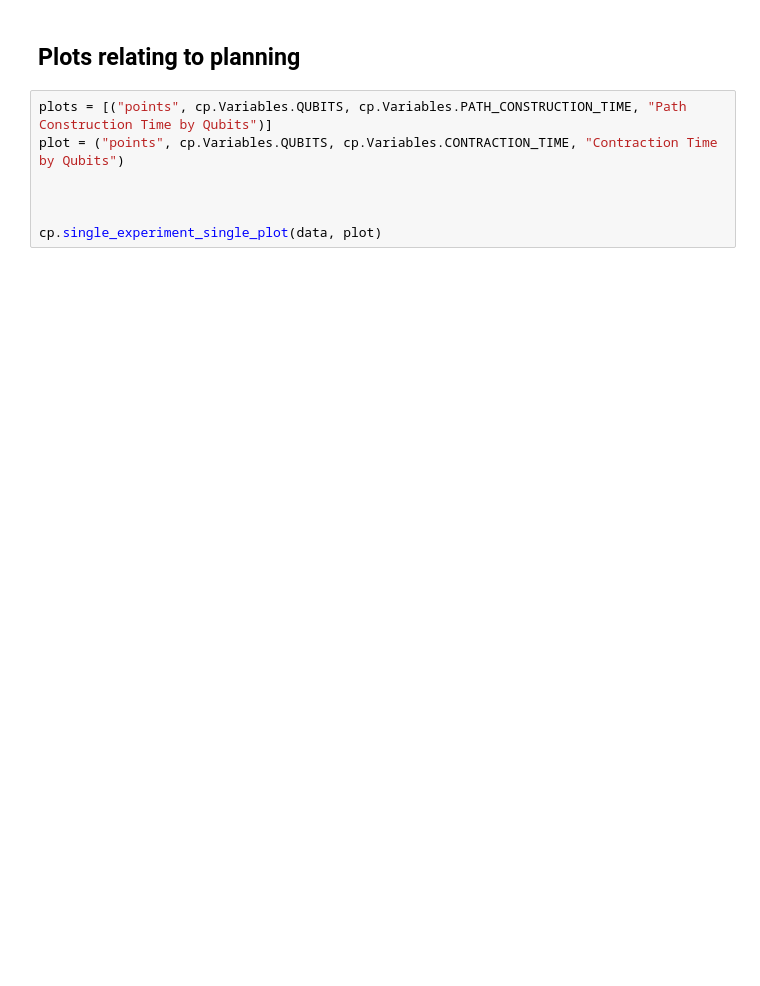
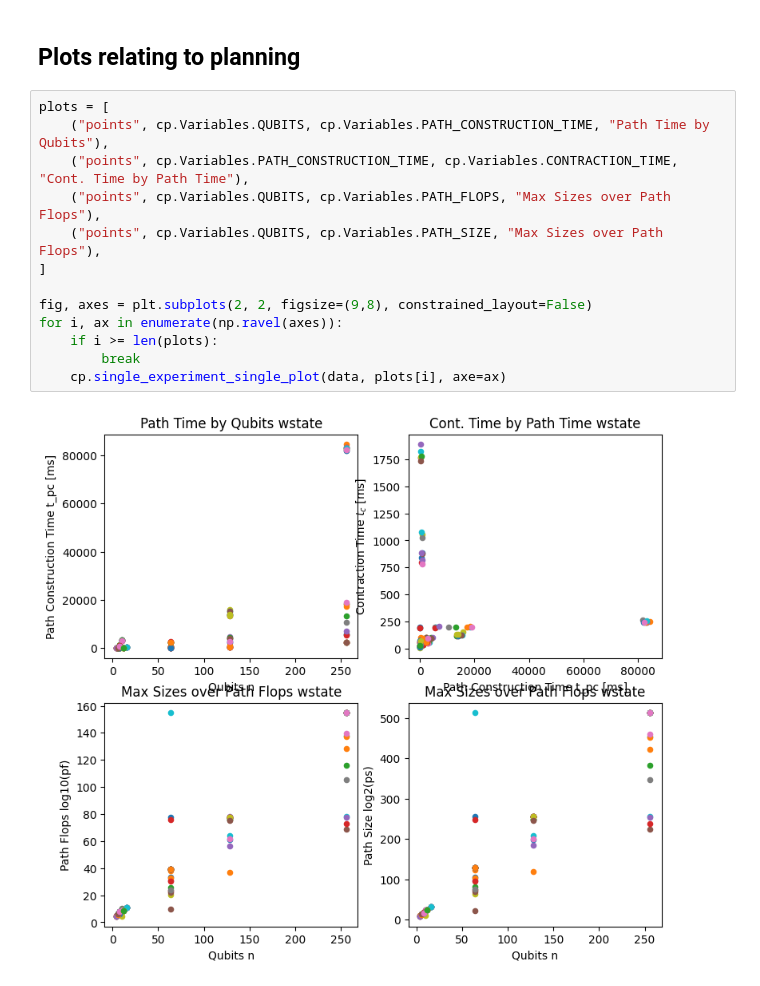
Before and after one commit to Simonbolsen/P10, a Jupyter notebook: src/exp_visualiser.ipynb, the cells around one changed output. Drawn from its saved outputs; the diff is of its cells as text; blank space fills up the shorter version.

Commit message:
Plotting notebook

```diff
--- a/src/exp_visualiser.ipynb
+++ b/src/exp_visualiser.ipynb
@@ -29,9 +47,17 @@ print(tabulate(meta_data, headers="firstrow"))
 # %% [markdown]
 ## Plots relating to planning
-# %%
-plots = [("points", cp.Variables.QUBITS, cp.Variables.PATH_CONSTRUCTION_TIME, "Path Construction Time by Qubits")]
-plot = ("points", cp.Variables.QUBITS, cp.Variables.CONTRACTION_TIME, "Contraction Time by Qubits")
-
-
-
-cp.single_experiment_single_plot(data, plot)
+# %%
+plots = [
+    ("points", cp.Variables.QUBITS, cp.Variables.PATH_CONSTRUCTION_TIME, "Path Time by Qubits"),
+    ("points", cp.Variables.PATH_CONSTRUCTION_TIME, cp.Variables.CONTRACTION_TIME, "Cont. Time by Path Time"),
+    ("points", cp.Variables.QUBITS, cp.Variables.PATH_FLOPS, "Max Sizes over Path Flops"),
+    ("points", cp.Variables.QUBITS, cp.Variables.PATH_SIZE, "Max Sizes over Path Flops"),
+]
+
+fig, axes = plt.subplots(2, 2, figsize=(9,8), constrained_layout=False)
+for i, ax in enumerate(np.ravel(axes)):
+    if i >= len(plots):
+        break
+    cp.single_experiment_single_plot(data, plots[i], axe=ax)
+# %% [output]
+[figure, added]
```
Also changed, not shown: parts of 4 cells of this notebook, 3 other files.
